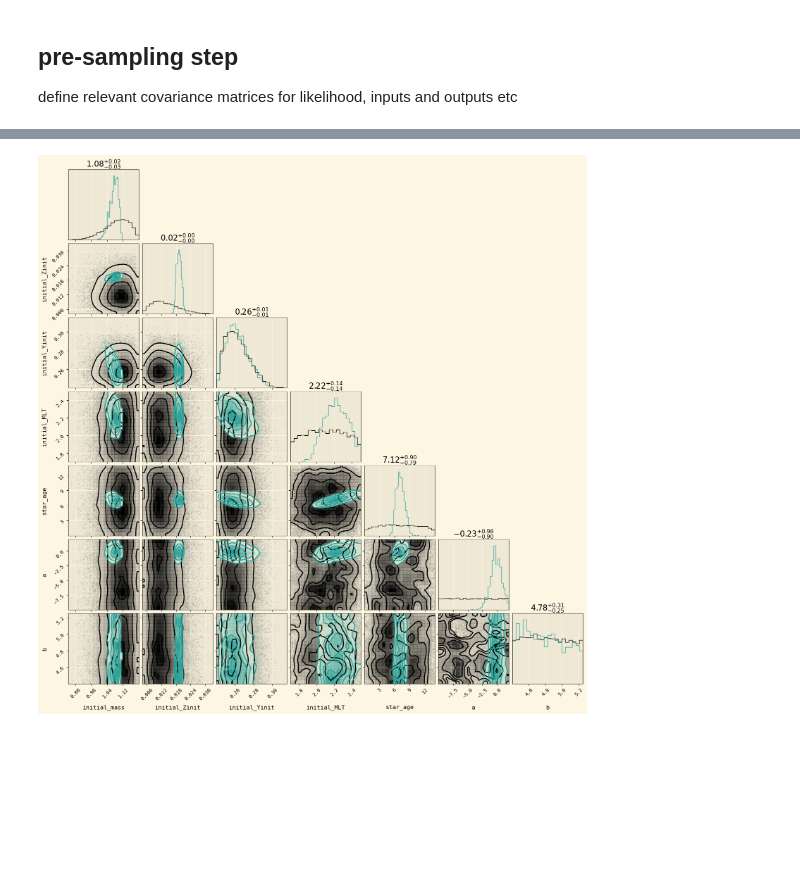
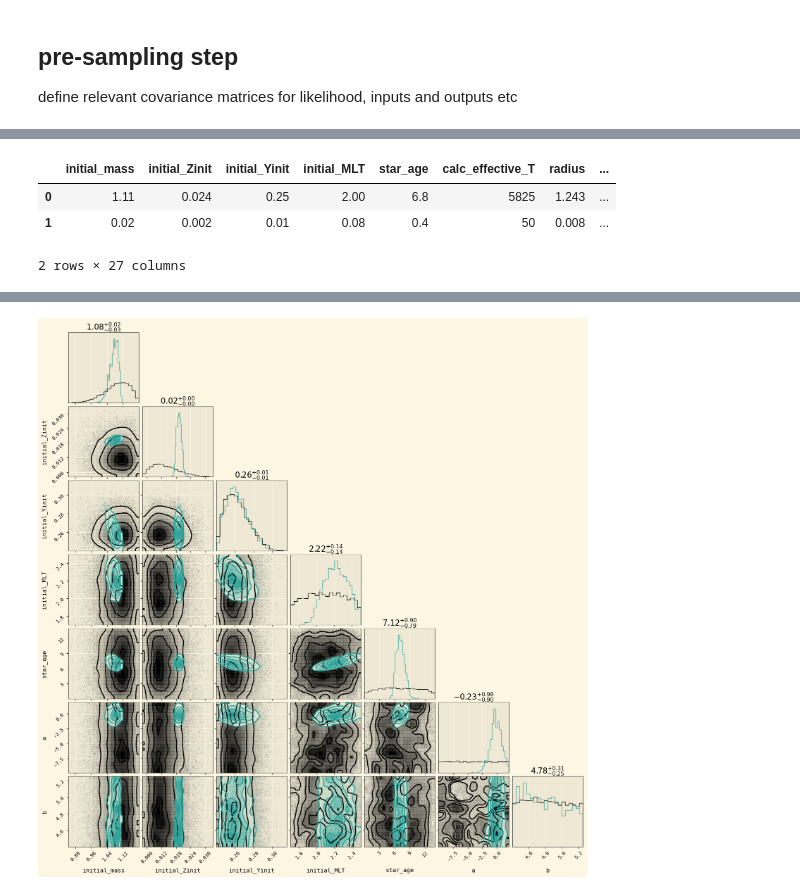
Before and after one commit to ojscutt/ultranest-pitchfork, a Jupyter notebook: 16CygA-Metcalfe.ipynb, the cells around one changed output, grey strips where cells are left out. Drawn from its saved outputs; the diff is of its cells as text; code cells hidden in the pictures; blank space fills up the shorter version.

```diff
--- a/16CygA-Metcalfe.ipynb
+++ b/16CygA-Metcalfe.ipynb
@@ -253,3 +244,10 @@ WARNING:jax._src.xla_bridge:An NVIDIA GPU may be present on this machine, but a
+# %%
+star_df
+# %% [output]
+|  | initial_mass | initial_Zinit | initial_Yinit | initial_MLT | star_age | calc_effective_T | radius | ... |
+| 0 | 1.11 | 0.024 | 0.25 | 2.00 | 6.8 | 5825 | 1.243 | ... |
+| 1 | 0.02 | 0.002 | 0.01 | 0.08 | 0.4 | 50 | 0.008 | ... |
+2 rows × 27 columns
 # %%
 %%time
 
```
Also changed, not shown: parts of 5 cells of this notebook, 4 other files.
